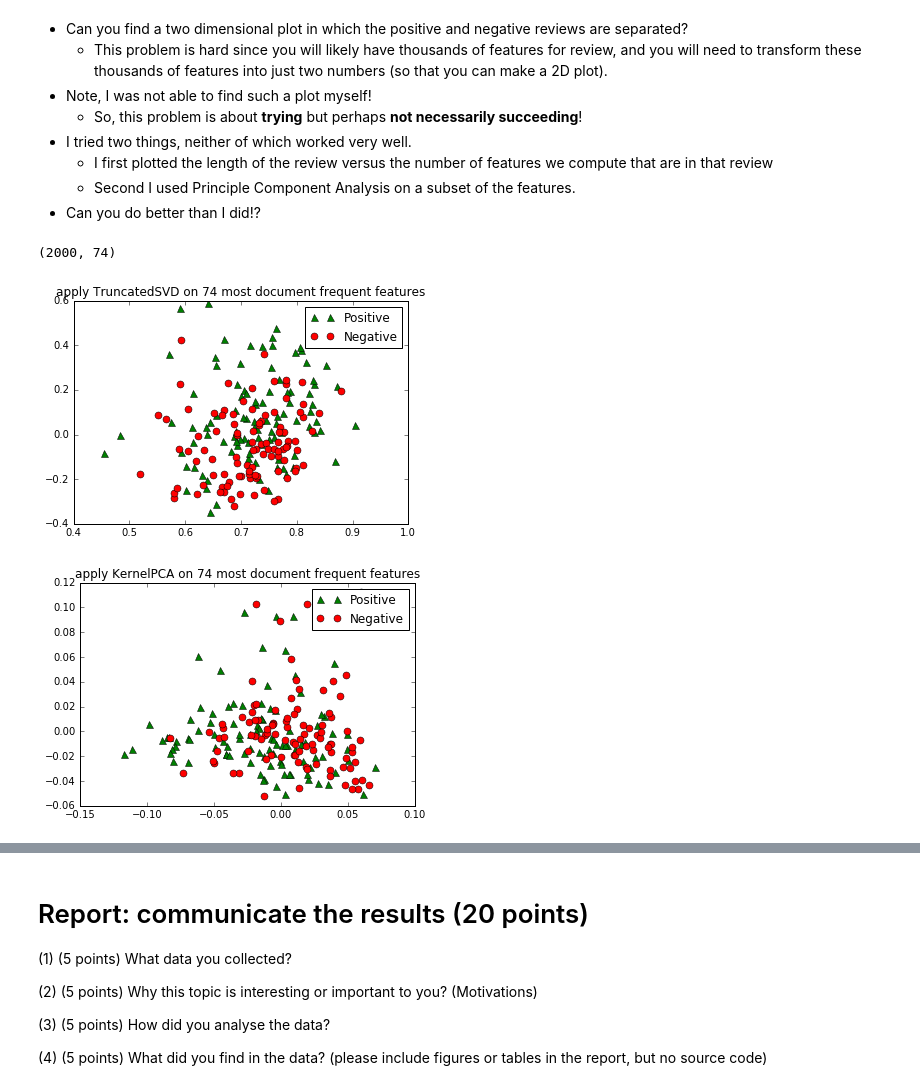
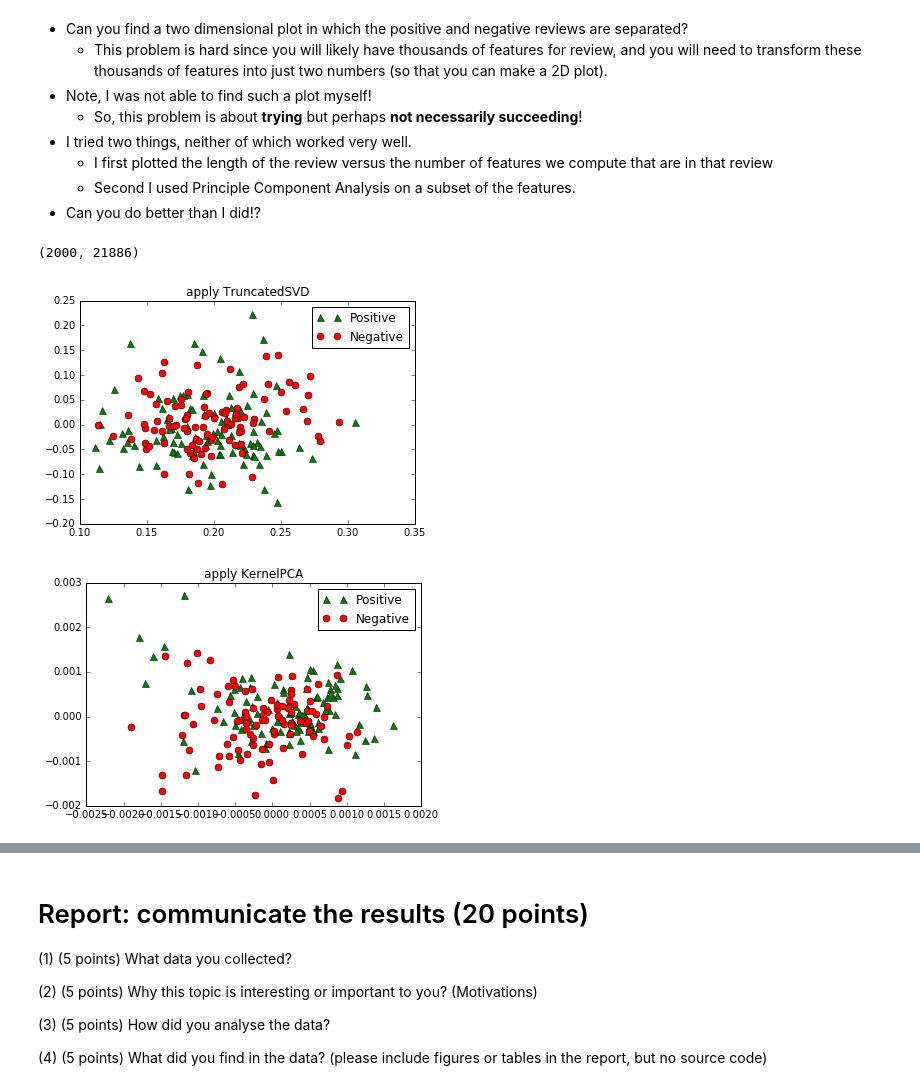
Before and after one commit to yousef-fadila/DS501-case-studies, a Jupyter notebook: casestudy3/CS3.ipynb, the cells around one changed output, grey strips where cells are left out. Cells and saved outputs as stored; diff of their text form; code cells hidden in the pictures.

```diff
--- a/casestudy3/CS3.ipynb
+++ b/casestudy3/CS3.ipynb
@@ -490,34 +490,31 @@ These terms may be more frequent in true negative reviews rather than the positi
 * Can you do better than I did!?
 # %%
 # we want to got more representive words (reduce features) as we later want to end up with only 2.
-# to acheive that, ignore words that don't appear in at least 50% of the document.
-# we end up with 74 features only
-min_df = 0.50
-max_df = 0.9
+min_df = 10
+max_df = 0.5
 ngram_range = (1, 2)
 Xdata = TfidfVectorizer(min_df = min_df, max_df = max_df, ngram_range = ngram_range).fit_transform(dataset.data)
 Xdata.shape
 # %% [output]
-(2000, 74)
+(2000, 21886)
 # %%
-# the first intuitve try will be run the kernal PCA on the featuers we got! but as PCA in python doesn't support sparse data
+# the first intuitve try will be run the PCA on the featuers we got! but as PCA in python doesn't support sparse data
 # we try thr equivalent TruncatedSVD
 from sklearn import preprocessing
-from sklearn.decomposition import PCA
 from sklearn.decomposition import TruncatedSVD
 
 Xdata_new = TruncatedSVD(n_components=2).fit_transform(Xdata)
 Xpos = Xdata_new[dataset.target==1][:100]
 Xneg = Xdata_new[dataset.target==0][:100]
 plt.plot(Xpos[:,0],Xpos[:,1], '^', markersize=7, color='green', label='Positive')
 plt.plot(Xneg[:,0],Xneg[:,1], 'o', markersize=7, color='red', label='Negative')
 plt.legend()
-plt.title('apply TruncatedSVD on 74 most document frequent features')
+plt.title('apply TruncatedSVD')
 plt.show()
 # %% [output]
-[figure, old version]
+[figure, new version]
 # %%
-# As the question asked for any speration and not necessarily linaer one, we could give a try to KernelPCA.
+# As the question asked for any speration and not necessarily linear one, we could give a try to KernelPCA with poly.
 
 Xdata_new = KernelPCA (n_components=2,kernel='poly').fit_transform(Xdata[:].toarray())
 
@@ -526,7 +523,7 @@ Xneg = Xdata_new[dataset.target==0][:100]
 plt.plot(Xpos[:,0],Xpos[:,1], '^', markersize=7, color='green', label='Positive')
 plt.plot(Xneg[:,0],Xneg[:,1], 'o', markersize=7, color='red', label='Negative')
 plt.legend()
-plt.title('apply KernelPCA on 74 most document frequent features')
+plt.title('apply KernelPCA')
 plt.show()
 # %% [output]
-[figure, old version]
+[figure, new version]
```
Also changed, not shown: parts of 1 cell of this notebook.
